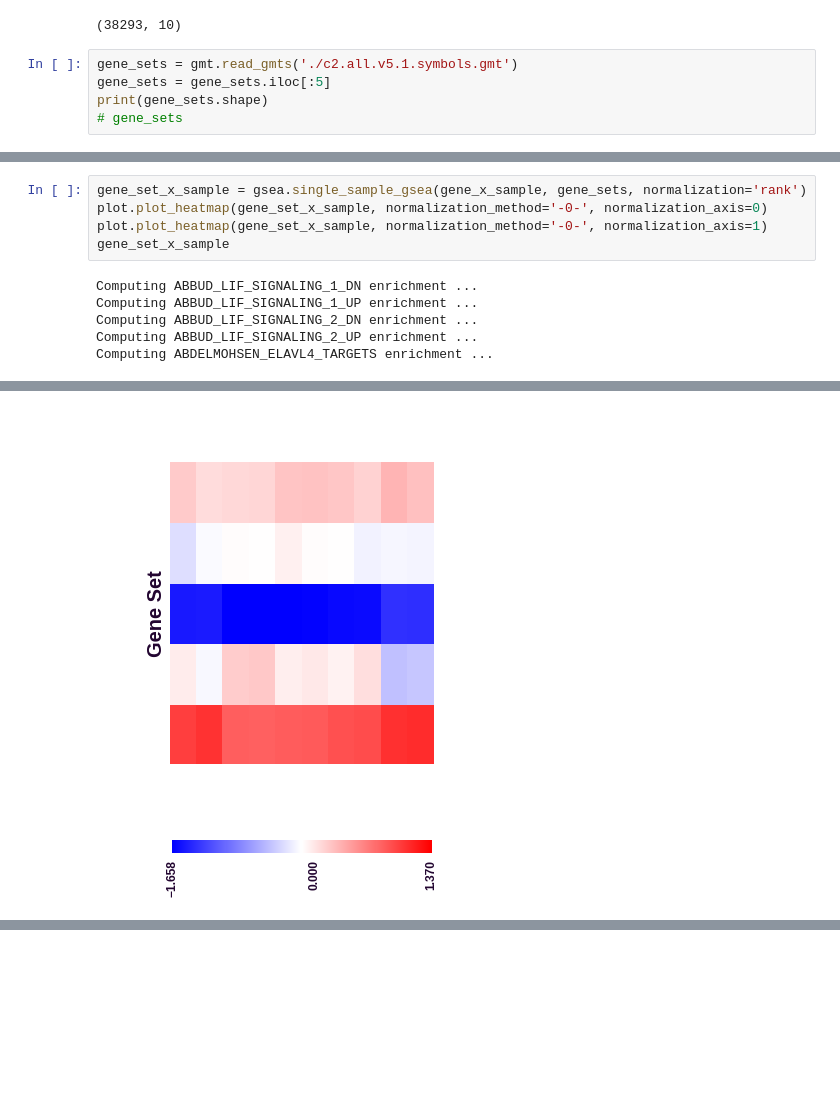
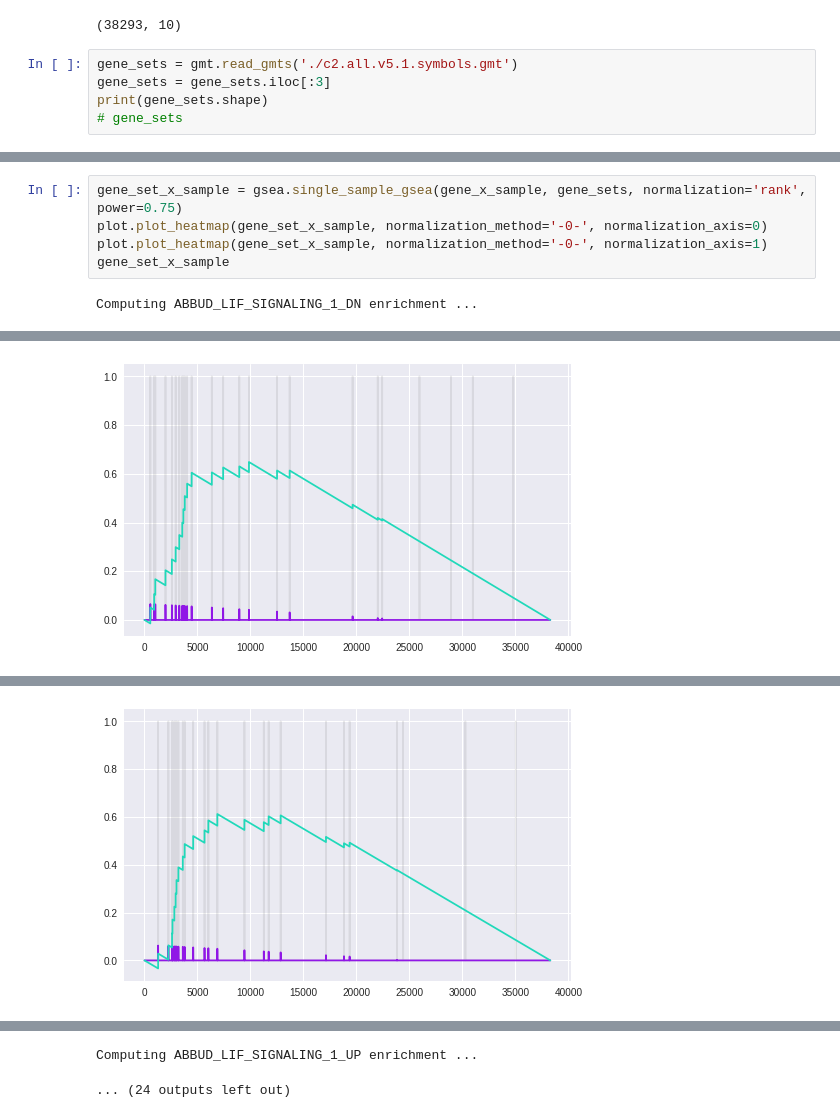
Before and after one commit to alex-wenzel/gsea, a Jupyter notebook: Compare with R/Compare with R.ipynb, the cells around one changed output, grey strips where cells are left out. Cells and saved outputs as stored; diff of their text form; blank space fills up the shorter version.

```diff
--- a/Compare with R/Compare with R.ipynb
+++ b/Compare with R/Compare with R.ipynb
@@ -16,7 +19,7 @@ print(gene_x_sample.shape)
 (38293, 10)
 # %%
 gene_sets = gmt.read_gmts('./c2.all.v5.1.symbols.gmt')
-gene_sets = gene_sets.iloc[:5]
+gene_sets = gene_sets.iloc[:3]
 print(gene_sets.shape)
 # gene_sets
 # %% [output]
@@ -40,11 +41,7 @@ gene_set_x_sample_pablo
 # %%
-gene_set_x_sample = gsea.single_sample_gsea(gene_x_sample, gene_sets, normalization='rank')
+gene_set_x_sample = gsea.single_sample_gsea(gene_x_sample, gene_sets, normalization='rank', power=0.75)
 plot.plot_heatmap(gene_set_x_sample, normalization_method='-0-', normalization_axis=0)
 plot.plot_heatmap(gene_set_x_sample, normalization_method='-0-', normalization_axis=1)
 gene_set_x_sample
 # %% [output]
 Computing ABBUD_LIF_SIGNALING_1_DN enrichment ...
-Computing ABBUD_LIF_SIGNALING_1_UP enrichment ...
-Computing ABBUD_LIF_SIGNALING_2_DN enrichment ...
-Computing ABBUD_LIF_SIGNALING_2_UP enrichment ...
-Computing ABDELMOHSEN_ELAVL4_TARGETS enrichment ...
@@ -58 +48 @@ Computing ABDELMOHSEN_ELAVL4_TARGETS enrichment ...
-[figure, old version]
+[figure, new version]
@@ -59,0 +50 @@ Computing ABDELMOHSEN_ELAVL4_TARGETS enrichment ...
+[figure, added]
@@ -59,0 +58,2 @@ Computing ABDELMOHSEN_ELAVL4_TARGETS enrichment ...
+Computing ABBUD_LIF_SIGNALING_1_UP enrichment ...
+... (24 outputs left out)
```
Also changed, not shown: parts of 4 cells of this notebook, 1 other file.
